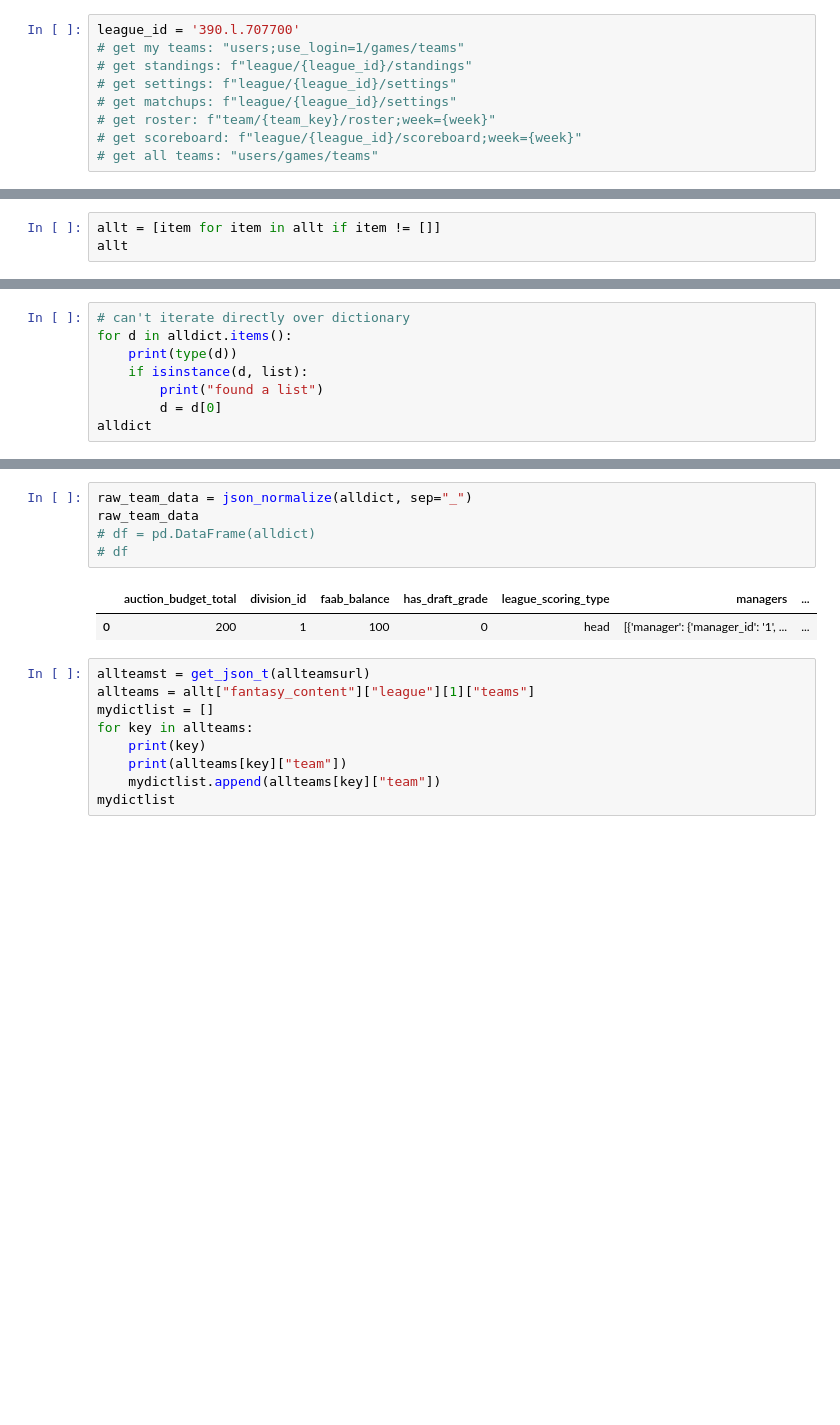
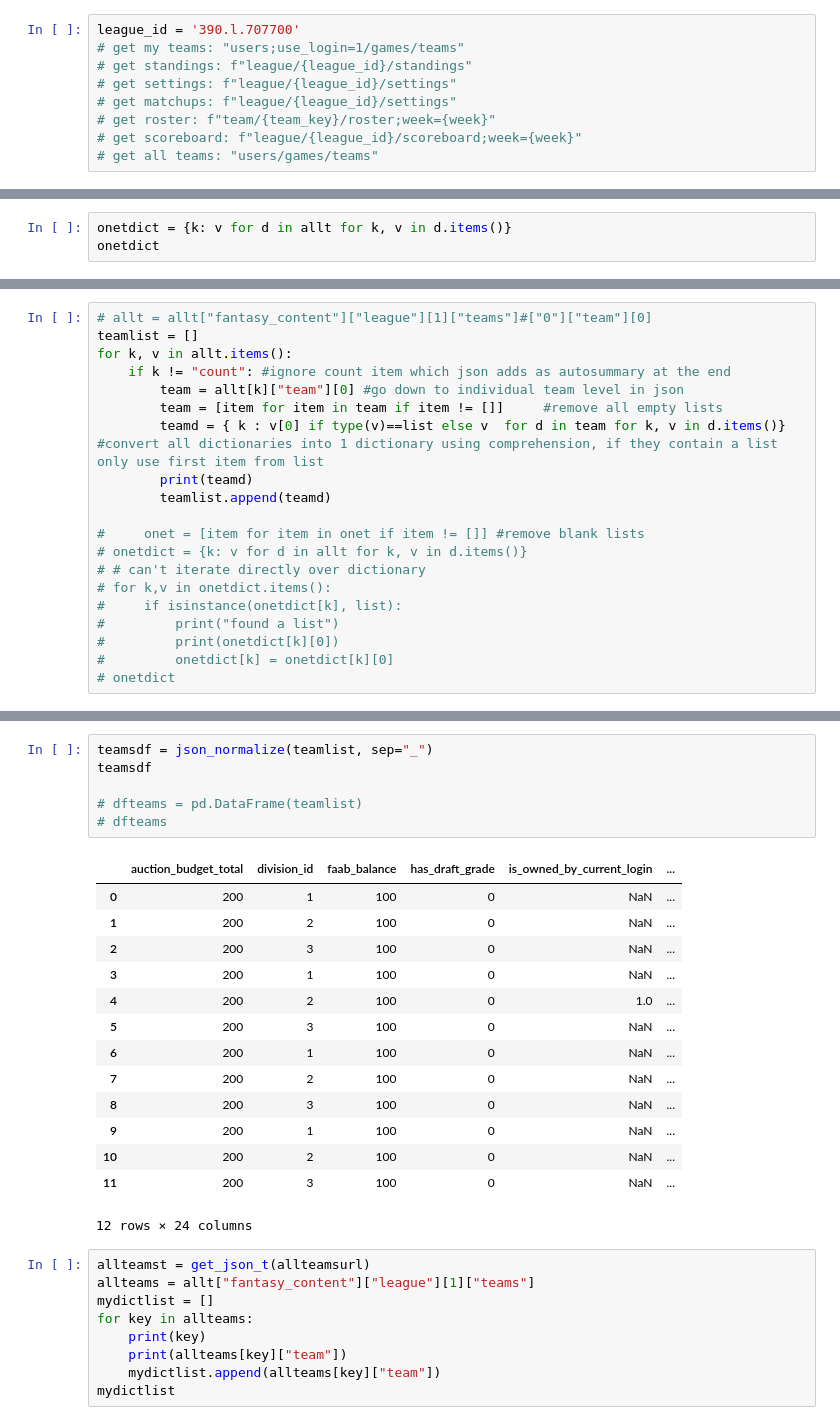
Before and after one commit to JGH85/ffyahooJupyter, a Jupyter notebook: FantasyAPItest.ipynb, the cells around one changed output, grey strips where cells are left out. Drawn from its saved outputs; the diff is of its cells as text; blank space fills up the shorter version.

Commit message:
added dictionary comprehension to add all teams to one dataframe

```diff
--- a/FantasyAPItest.ipynb
+++ b/FantasyAPItest.ipynb
@@ -123,0 +219,3 @@ league_id = '390.l.707700'
+# %%
+onetdict = {k: v for d in allt for k, v in d.items()}
+onetdict
@@ -147,3 +301,0 @@ allt
-# %%
-allt = [item for item in allt if item != []]
-allt
@@ -153,8 +301,0 @@ alldict
-# %%
-# can't iterate directly over dictionary
-for d in alldict.items():
-    print(type(d))
-    if isinstance(d, list):
-        print("found a list")
-        d = d[0]
-alldict
@@ -193,0 +302,20 @@ alldict
+# %%
+# allt = allt["fantasy_content"]["league"][1]["teams"]#["0"]["team"][0]
+teamlist = []
+for k, v in allt.items():
+    if k != "count": #ignore count item which json adds as autosummary at the end
+        team = allt[k]["team"][0] #go down to individual team level in json
+        team = [item for item in team if item != []]     #remove all empty lists
+        teamd = { k : v[0] if type(v)==list else v  for d in team for k, v in d.items()} #convert all dictionaries into 1 dictionary using comprehension, if they contain a list only use first item from list
+        print(teamd)
+        teamlist.append(teamd)
+
+#     onet = [item for item in onet if item != []] #remove blank lists
+# onetdict = {k: v for d in allt for k, v in d.items()}
+# # can't iterate directly over dictionary
+# for k,v in onetdict.items():
+#     if isinstance(onetdict[k], list):
+#         print("found a list")
+#         print(onetdict[k][0])
+#         onetdict[k] = onetdict[k][0]
+# onetdict
@@ -194,11 +335,24 @@ alldict
 # %%
-raw_team_data = json_normalize(alldict, sep="_")
-raw_team_data
-# df = pd.DataFrame(alldict)
-# df
+teamsdf = json_normalize(teamlist, sep="_")
+teamsdf
+
+# dfteams = pd.DataFrame(teamlist)
+# dfteams
 # %% [output]
-|  | auction_budget_total | division_id | faab_balance | has_draft_grade | league_scoring_type | managers | ... |
-| 0 | 200 | 1 | 100 | 0 | head | [{'manager': {'manager_id': '1', ... | ... |
+|  | auction_budget_total | division_id | faab_balance | has_draft_grade | is_owned_by_current_login | ... |
+| 0 | 200 | 1 | 100 | 0 | NaN | ... |
+| 1 | 200 | 2 | 100 | 0 | NaN | ... |
+| 2 | 200 | 3 | 100 | 0 | NaN | ... |
+| 3 | 200 | 1 | 100 | 0 | NaN | ... |
+| 4 | 200 | 2 | 100 | 0 | 1.0 | ... |
+| 5 | 200 | 3 | 100 | 0 | NaN | ... |
+| 6 | 200 | 1 | 100 | 0 | NaN | ... |
+| 7 | 200 | 2 | 100 | 0 | NaN | ... |
+| 8 | 200 | 3 | 100 | 0 | NaN | ... |
+| 9 | 200 | 1 | 100 | 0 | NaN | ... |
+| 10 | 200 | 2 | 100 | 0 | NaN | ... |
+| 11 | 200 | 3 | 100 | 0 | NaN | ... |
+12 rows × 24 columns
 # %%
 allteamst = get_json_t(allteamsurl)
 allteams = allt["fantasy_content"]["league"][1]["teams"]
```
Also changed, not shown: parts of 17 cells of this notebook.
